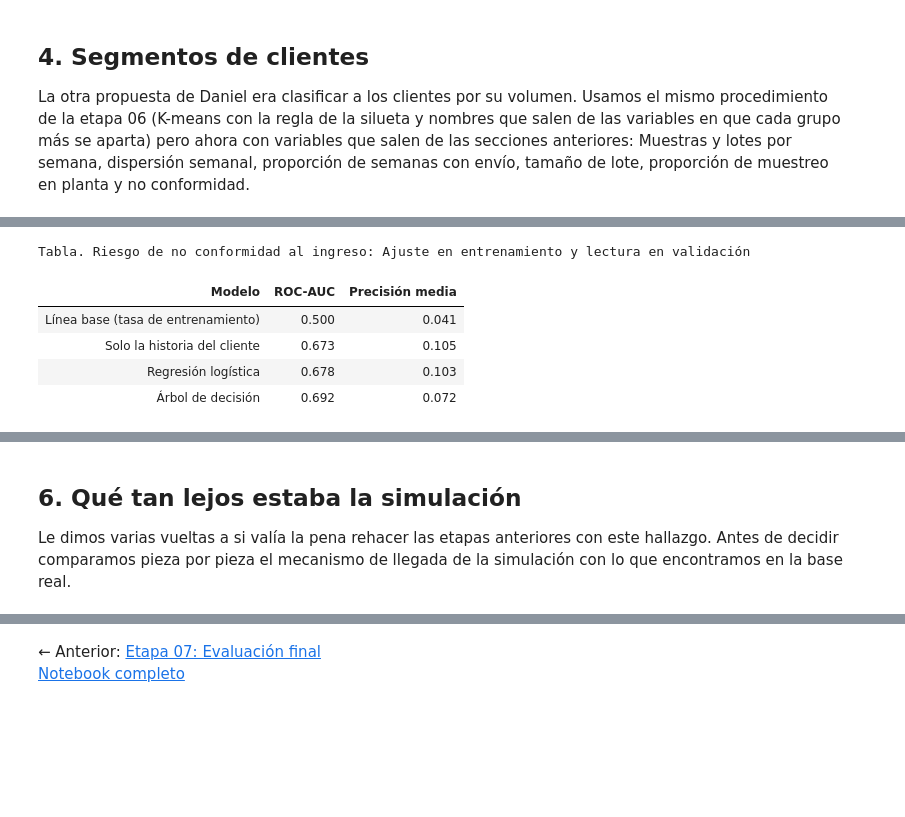
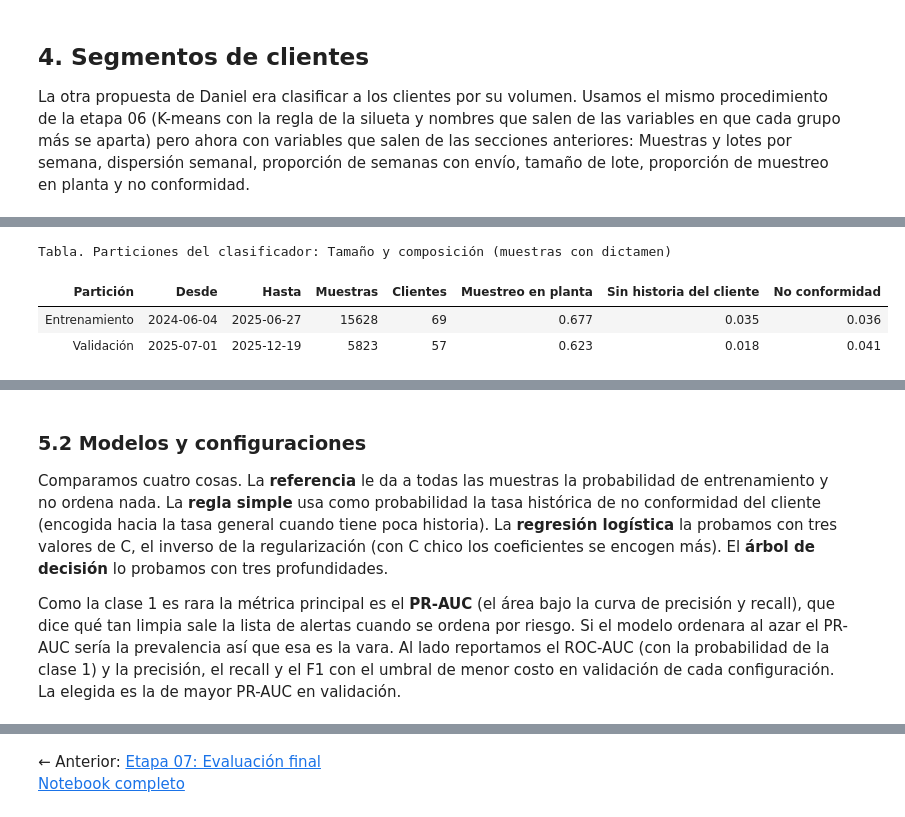
Before and after one commit to Over-HCV/ML-I, a Jupyter notebook: content/docs/final-project/notebooks/08_datos_reales.ipynb, the cells around one changed output, grey strips where cells are left out. Drawn from its saved outputs; the diff is of its cells as text; code cells hidden in the pictures; blank space fills up the shorter version.

```diff
--- a/content/docs/final-project/notebooks/08_datos_reales.ipynb
+++ b/content/docs/final-project/notebooks/08_datos_reales.ipynb
@@ -230,17 +246,24 @@ lista de alertas cuando la clase positiva es rara).
 # %%
-datos_reales.riesgo(c).mostrar()
+datos_reales.riesgo_protocolo(c).mostrar()
 # %% [output]
 [interactive output not drawn]
-Tabla. Riesgo de no conformidad al ingreso: Ajuste en entrenamiento y lectura en validación
+Tabla. Particiones del clasificador: Tamaño y composición (muestras con dictamen)
-| Modelo | ROC-AUC | Precisión media |
-| Línea base (tasa de entrenamiento) | 0.500 | 0.041 |
-| Solo la historia del cliente | 0.673 | 0.105 |
-| Regresión logística | 0.678 | 0.103 |
-| Árbol de decisión | 0.692 | 0.072 |
+| Partición | Desde | Hasta | Muestras | Clientes | Muestreo en planta | Sin historia del cliente | No conformidad |
+| Entrenamiento | 2024-06-04 | 2025-06-27 | 15628 | 69 | 0.677 | 0.035 | 0.036 |
+| Validación | 2025-07-01 | 2025-12-19 | 5823 | 57 | 0.623 | 0.018 | 0.041 |
 [interactive output not drawn]
 # %% [markdown]
-## 6. Qué tan lejos estaba la simulación
+### 5.2 Modelos y configuraciones
 
-Le dimos varias vueltas a si valía la pena rehacer las etapas anteriores con este hallazgo. Antes de decidir
-comparamos pieza por pieza el mecanismo de llegada de la simulación con lo que encontramos en la base real.
+Comparamos cuatro cosas. La **referencia** le da a todas las muestras la probabilidad de entrenamiento y no ordena
+nada. La **regla simple** usa como probabilidad la tasa histórica de no conformidad del cliente (encogida hacia la
+tasa general cuando tiene poca historia). La **regresión logística** la probamos con tres valores de C, el inverso de
+la regularización (con C chico los coeficientes se encogen más). El **árbol de decisión** lo probamos con tres
+profundidades.
+
+Como la clase 1 es rara la métrica principal es el **PR-AUC** (el área bajo la curva de precisión y recall), que
+dice qué tan limpia sale la lista de alertas cuando se ordena por riesgo. Si el modelo ordenara al azar el PR-AUC
+sería la prevalencia así que esa es la vara. Al lado reportamos el ROC-AUC (con la probabilidad de la clase 1) y la
+precisión, el recall y el F1 con el umbral de menor costo en validación de cada configuración. La elegida es la de
+mayor PR-AUC en validación.
 # %%
```
Also changed, not shown: parts of 16 cells of this notebook, 35 other files.
